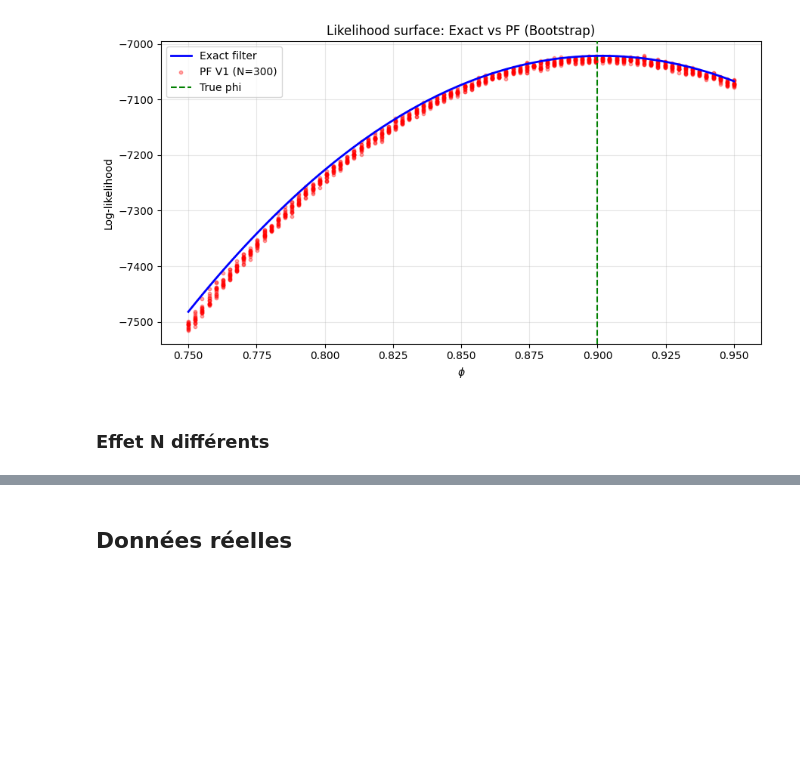
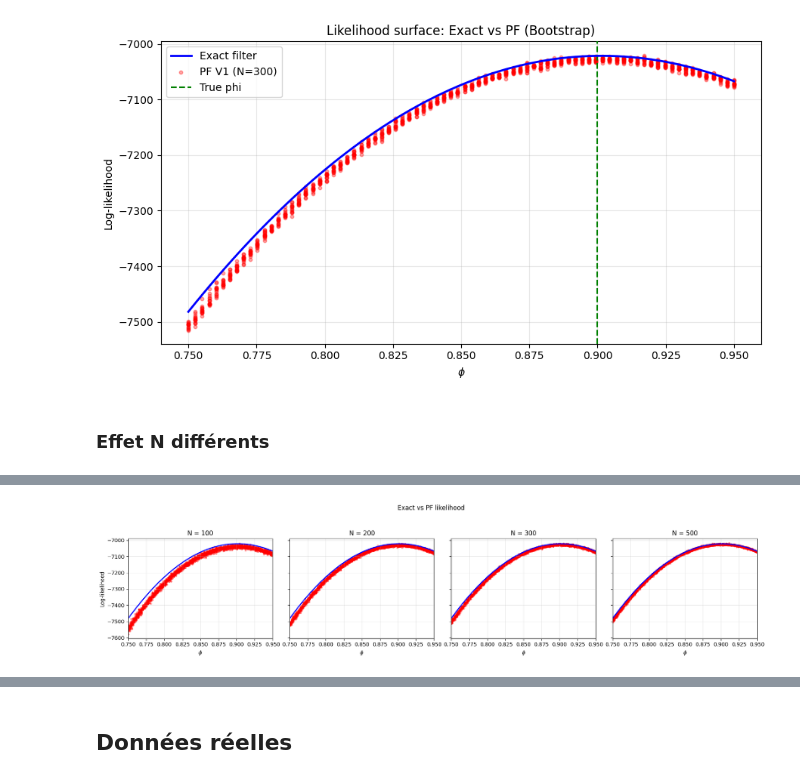
Before and after one commit to BRamesh02/Non-Gaussian-State-Space-Models, a Jupyter notebook: dynamic_implementation.ipynb, the cells around one changed output, grey strips where cells are left out. Saved outputs shown, nothing was run; the diff lists cells and outputs as text; code cells hidden in the pictures; blank space fills up the shorter version.

```diff
--- a/dynamic_implementation.ipynb
+++ b/dynamic_implementation.ipynb
@@ -544,0 +458,55 @@ print(f"\nFigures saved in folder: {OUTDIR}")
+# %%
+OUTDIR = "figures_pf_N"
+N_list = [100, 200, 300, 500]
+
+# --- Load exact once
+df_exact = pd.read_csv(f"{OUTDIR}/exact_likelihood.csv")
+phi_grid = df_exact["phi"].values
+ll_exact = df_exact["loglik_exact"].values
+
+# --- Figure with subplots
+fig, axes = plt.subplots(
+    1, len(N_list),
+    figsize=(4.5 * len(N_list), 4),
+    sharey=True
+)
+
+if len(N_list) == 1:
+    axes = [axes]
+
+for ax, N in zip(axes, N_list):
+
+    # Load PF for this N
+    df_pf = pd.read_csv(f"{OUTDIR}/pf_scatter_N{N}.csv")
+    phi_scatter = df_pf["phi"].values
+    ll_pf_scatter = df_pf["loglik_pf"].values
+
+    # Exact
+    ax.plot(phi_grid, ll_exact, linewidth=2, color="blue")
+
+    # PF scatter
+    ax.scatter(
+        phi_scatter,
+        ll_pf_scatter,
+        s=8,
+        alpha=0.35,
+        color="red"
+    )
+
+    # Zoom
+    ax.set_xlim(0.75, 0.95)
+
+    # Titles / labels
+    ax.set_title(f"N = {N}")
+    ax.set_xlabel(r"$\phi$")
+    ax.grid(alpha=0.3)
+
+axes[0].set_ylabel("Log-likelihood")
+
+# --- Global title
+fig.suptitle("Exact vs PF likelihood", y=1.05)
+
+fig.tight_layout()
+plt.show()
+# %% [output]
+[figure, added]
```
Also changed, not shown: parts of 9 cells of this notebook, 1 other file.
